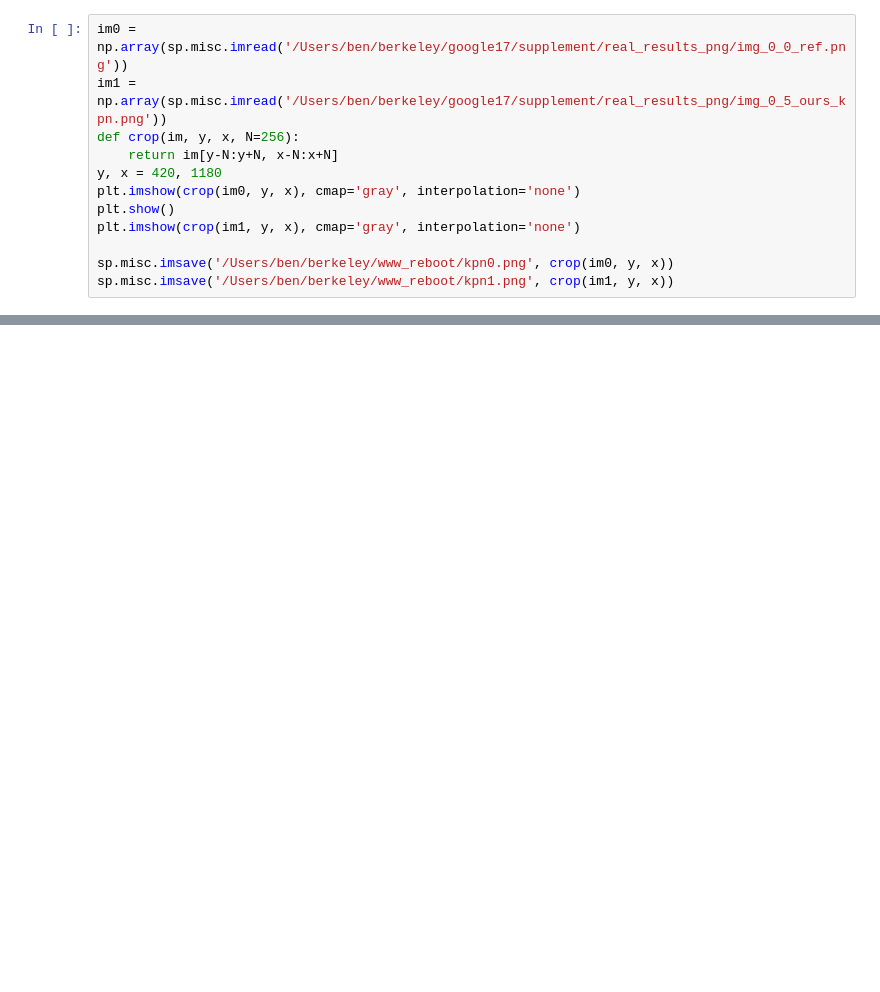
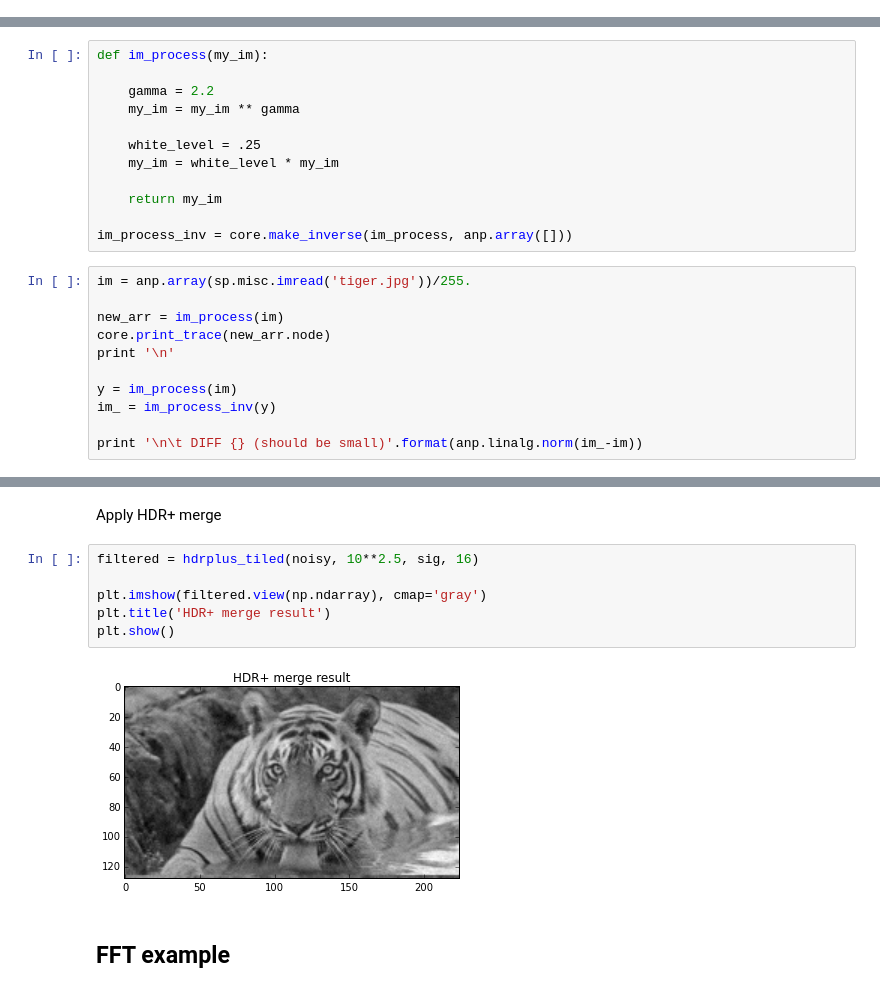
Before and after one commit to bmild/autoinv, a Jupyter notebook: AutoinvExamples.ipynb, the cells around one changed output, grey strips where cells are left out. Drawn from its saved outputs; the diff is of its cells as text; blank space fills up the shorter version.

```diff
--- a/AutoinvExamples.ipynb
+++ b/AutoinvExamples.ipynb
@@ -723,12 +0,0 @@ print c.shape
-# %%
-im0 = np.array(sp.misc.imread('/Users/ben/berkeley/google17/supplement/real_results_png/img_0_0_ref.png'))
-im1 = np.array(sp.misc.imread('/Users/ben/berkeley/google17/supplement/real_results_png/img_0_5_ours_kpn.png'))
-def crop(im, y, x, N=256):
-    return im[y-N:y+N, x-N:x+N]
-y, x = 420, 1180
-plt.imshow(crop(im0, y, x), cmap='gray', interpolation='none')
-plt.show()
-plt.imshow(crop(im1, y, x), cmap='gray', interpolation='none')
-
-sp.misc.imsave('/Users/ben/berkeley/www_reboot/kpn0.png', crop(im0, y, x))
-sp.misc.imsave('/Users/ben/berkeley/www_reboot/kpn1.png', crop(im1, y, x))
@@ -734,0 +13,23 @@ sp.misc.imsave('/Users/ben/berkeley/www_reboot/kpn1.png', crop(im1, y, x))
+# %%
+def im_process(my_im):
+
+    gamma = 2.2
+    my_im = my_im ** gamma
+
+    white_level = .25
+    my_im = white_level * my_im
+
+    return my_im
+
+im_process_inv = core.make_inverse(im_process, anp.array([]))
+# %%
+im = anp.array(sp.misc.imread('tiger.jpg'))/255.
+
+new_arr = im_process(im)
+core.print_trace(new_arr.node)
+print '\n'
+
+y = im_process(im)
+im_ = im_process_inv(y)
+
+print '\n\t DIFF {} (should be small)'.format(anp.linalg.norm(im_-im))
@@ -734,0 +126,12 @@ sp.misc.imsave('/Users/ben/berkeley/www_reboot/kpn1.png', crop(im1, y, x))
+# %% [markdown]
+Apply HDR+ merge
+# %%
+filtered = hdrplus_tiled(noisy, 10**2.5, sig, 16)
+
+plt.imshow(filtered.view(np.ndarray), cmap='gray')
+plt.title('HDR+ merge result')
+plt.show()
+# %% [output]
+[figure, added]
+# %% [markdown]
+## FFT example
```
Also changed, not shown: parts of 33 cells of this notebook, 3 other files.
